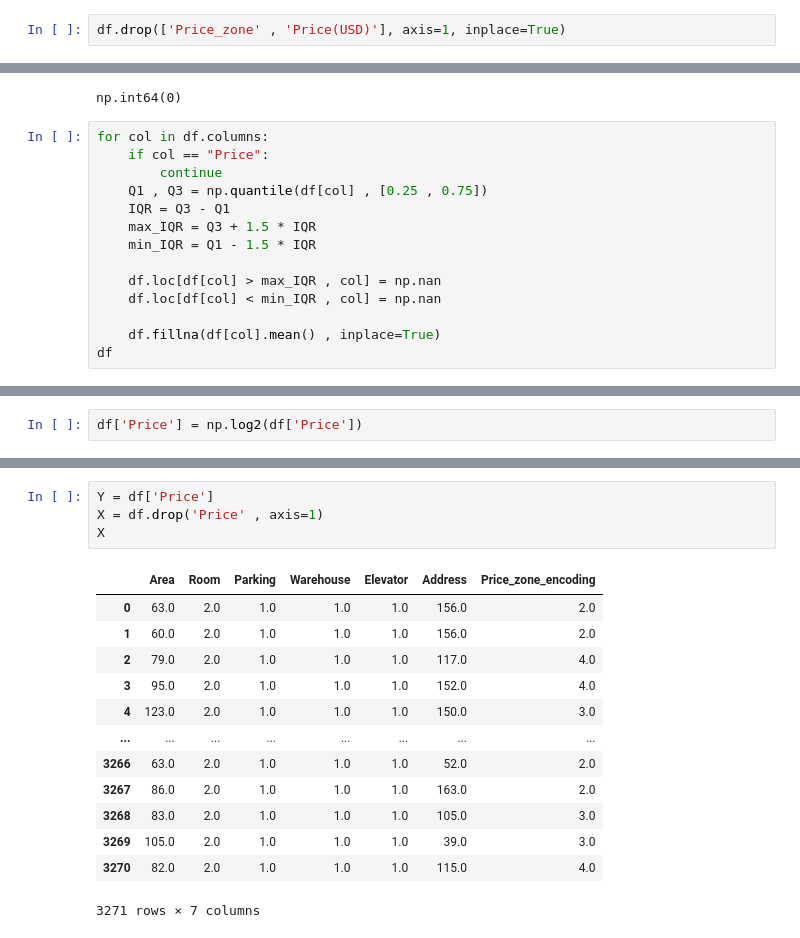
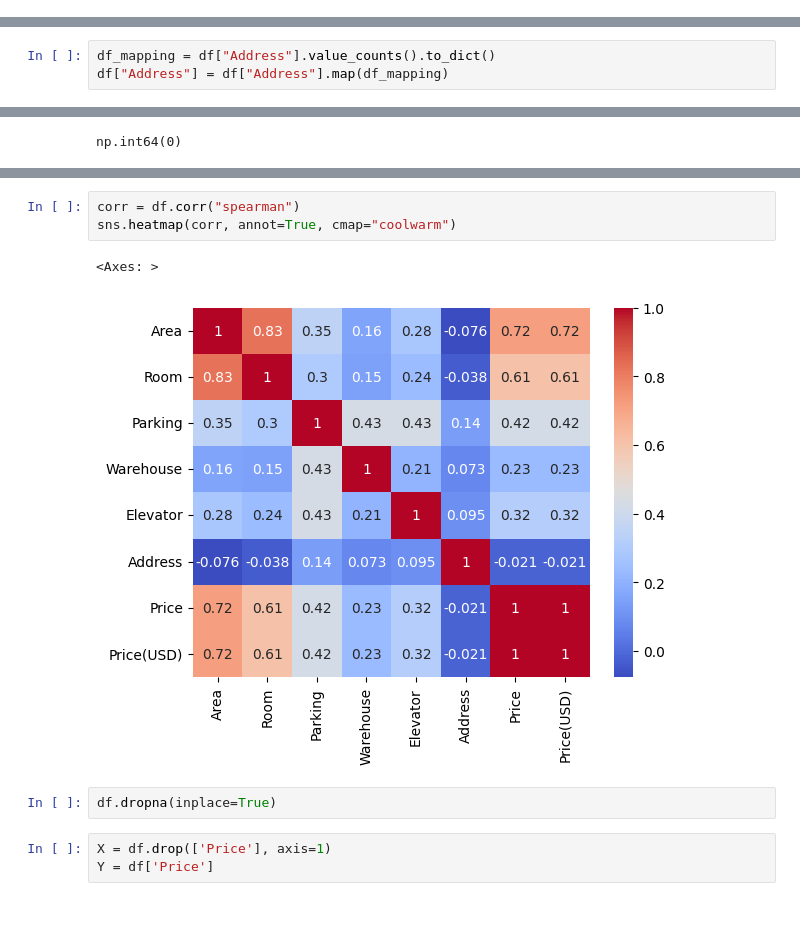
Before and after one commit to Reza18GG/huose_price_tehran, a Jupyter notebook: noteboook/my_lin_regression (5).ipynb, the cells around one changed output, grey strips where cells are left out. Saved outputs shown, nothing was run; the diff lists cells and outputs as text; blank space fills up the shorter version.

```diff
--- a/noteboook/my_lin_regression (5).ipynb
+++ b/noteboook/my_lin_regression (5).ipynb
@@ -152,2 +91,0 @@ df
-# %%
-df.drop(['Price_zone' , 'Price(USD)'], axis=1, inplace=True)
@@ -170,18 +94,7 @@ df
+# %%
+df_mapping = df["Address"].value_counts().to_dict()
+df["Address"] = df["Address"].map(df_mapping)
 # %%
 df.duplicated().sum()
 # %% [output]
 np.int64(0)
-# %%
-for col in df.columns:
-    if col == "Price":
-        continue
-    Q1 , Q3 = np.quantile(df[col] , [0.25 , 0.75])
-    IQR = Q3 - Q1
-    max_IQR = Q3 + 1.5 * IQR
-    min_IQR = Q1 - 1.5 * IQR
-
-    df.loc[df[col] > max_IQR , col] = np.nan
-    df.loc[df[col] < min_IQR , col] = np.nan
-
-    df.fillna(df[col].mean() , inplace=True)
-df
@@ -202,2 +100,0 @@ df
-# %%
-df['Price'] = np.log2(df['Price'])
@@ -204,18 +114,11 @@ df['Price'] = np.log2(df['Price'])
+# %%
+corr = df.corr("spearman")
+sns.heatmap(corr, annot=True, cmap="coolwarm")
+# %% [output]
+<Axes: >
+[figure, added]
+# %%
+df.dropna(inplace=True)
 # %%
+X = df.drop(['Price'], axis=1)
 Y = df['Price']
-X = df.drop('Price' , axis=1)
-X
-# %% [output]
-|  | Area | Room | Parking | Warehouse | Elevator | Address | Price_zone_encoding |
-| 0 | 63.0 | 2.0 | 1.0 | 1.0 | 1.0 | 156.0 | 2.0 |
-| 1 | 60.0 | 2.0 | 1.0 | 1.0 | 1.0 | 156.0 | 2.0 |
-| 2 | 79.0 | 2.0 | 1.0 | 1.0 | 1.0 | 117.0 | 4.0 |
-| 3 | 95.0 | 2.0 | 1.0 | 1.0 | 1.0 | 152.0 | 4.0 |
-| 4 | 123.0 | 2.0 | 1.0 | 1.0 | 1.0 | 150.0 | 3.0 |
-| ... | ... | ... | ... | ... | ... | ... | ... |
-| 3266 | 63.0 | 2.0 | 1.0 | 1.0 | 1.0 | 52.0 | 2.0 |
-| 3267 | 86.0 | 2.0 | 1.0 | 1.0 | 1.0 | 163.0 | 2.0 |
-| 3268 | 83.0 | 2.0 | 1.0 | 1.0 | 1.0 | 105.0 | 3.0 |
-| 3269 | 105.0 | 2.0 | 1.0 | 1.0 | 1.0 | 39.0 | 3.0 |
-| 3270 | 82.0 | 2.0 | 1.0 | 1.0 | 1.0 | 115.0 | 4.0 |
-3271 rows × 7 columns
```
Also changed, not shown: parts of 33 cells of this notebook.
